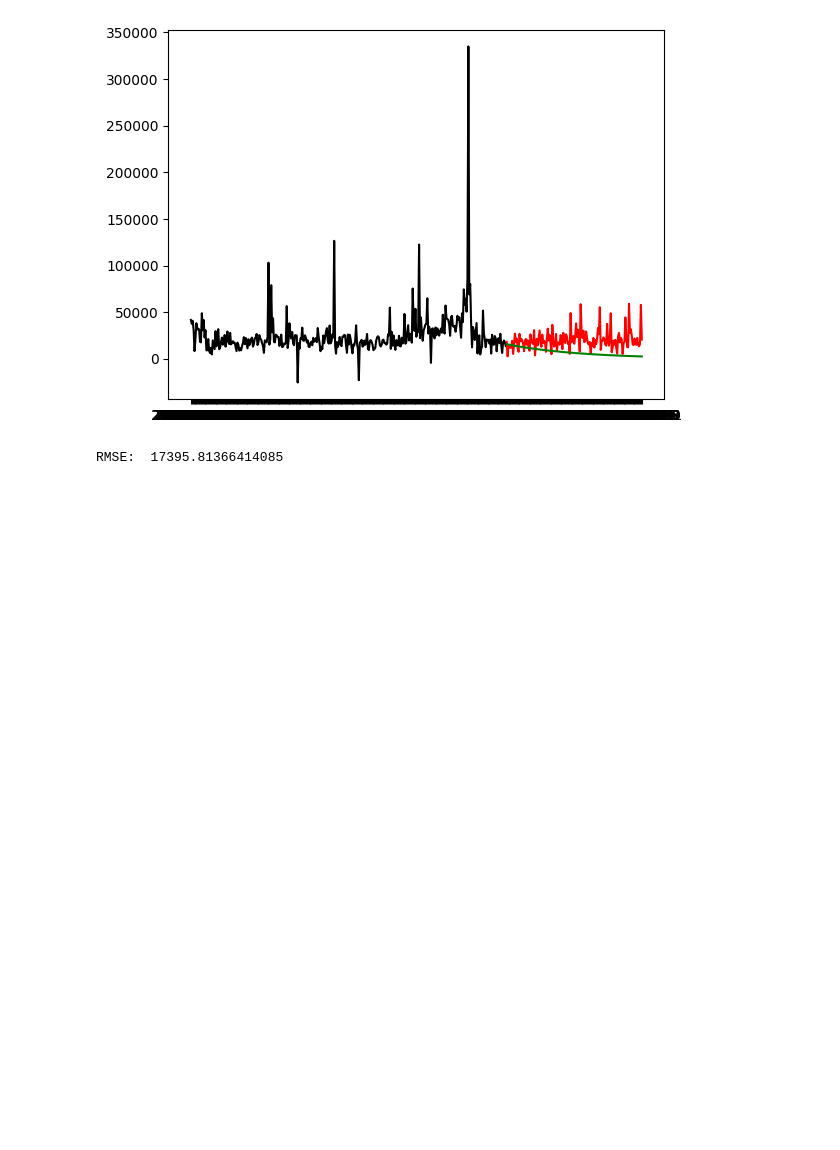
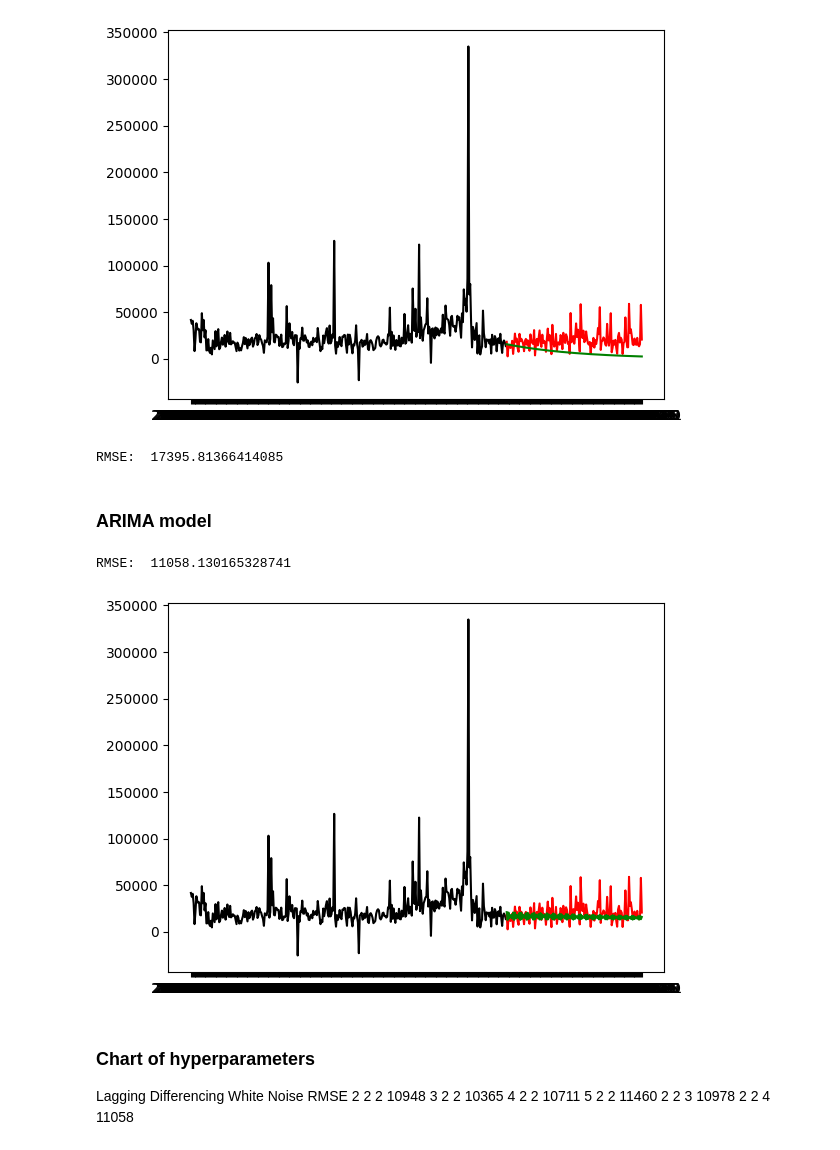
Before and after one commit to grquigg/ai-workflow-capstone, a Jupyter notebook: time_series.ipynb, the cells around one changed output. Cells and saved outputs as stored; diff of their text form; code cells hidden in the pictures; blank space fills up the shorter version.

```diff
--- a/time_series.ipynb
+++ b/time_series.ipynb
@@ -111,3 +177,32 @@ arma_rmse = np.sqrt(mean_squared_error(test["Total Revenue"].values, y_pred_df["
 print("RMSE: ",arma_rmse)
 # %% [output]
 RMSE:  17395.81366414085
+# %% [markdown]
+### ARIMA model ###
+# %%
+ARIMAmodel = ARIMA(y, order = (2, 2, 4))
+ARIMAmodel = ARIMAmodel.fit()
+
+y_pred = ARIMAmodel.get_forecast(len(test.index))
+y_pred_df = y_pred.conf_int(alpha = 0.05)
+y_pred_df["Predictions"] = ARIMAmodel.predict(start = y_pred_df.index[0], end = y_pred_df.index[-1])
+y_pred_df["Date"] = test["Date"]
+y_pred_out = y_pred_df["Predictions"]
+plt.plot(train["Date"], train["Total Revenue"], color = "black")
+plt.plot(test["Date"], test["Total Revenue"], color = "red")
+plt.plot(y_pred_df["Date"], y_pred_out, color='green', label = 'Predictions')
+
+arma_rmse = np.sqrt(mean_squared_error(test["Total Revenue"].values, y_pred_df["Predictions"]))
+print("RMSE: ",arma_rmse)
+# %% [output]
+RMSE:  11058.130165328741
+[figure, added]
+# %% [markdown]
+### Chart of hyperparameters ###
+Lagging     Differencing        White Noise         RMSE
+2           2                   2                   10948
+3           2                   2                   10365
+4           2                   2                   10711
+5           2                   2                   11460
+2           2                   3                   10978
+2           2                   4                   11058
```
Also changed, not shown: parts of 12 cells of this notebook, 1 other file.
